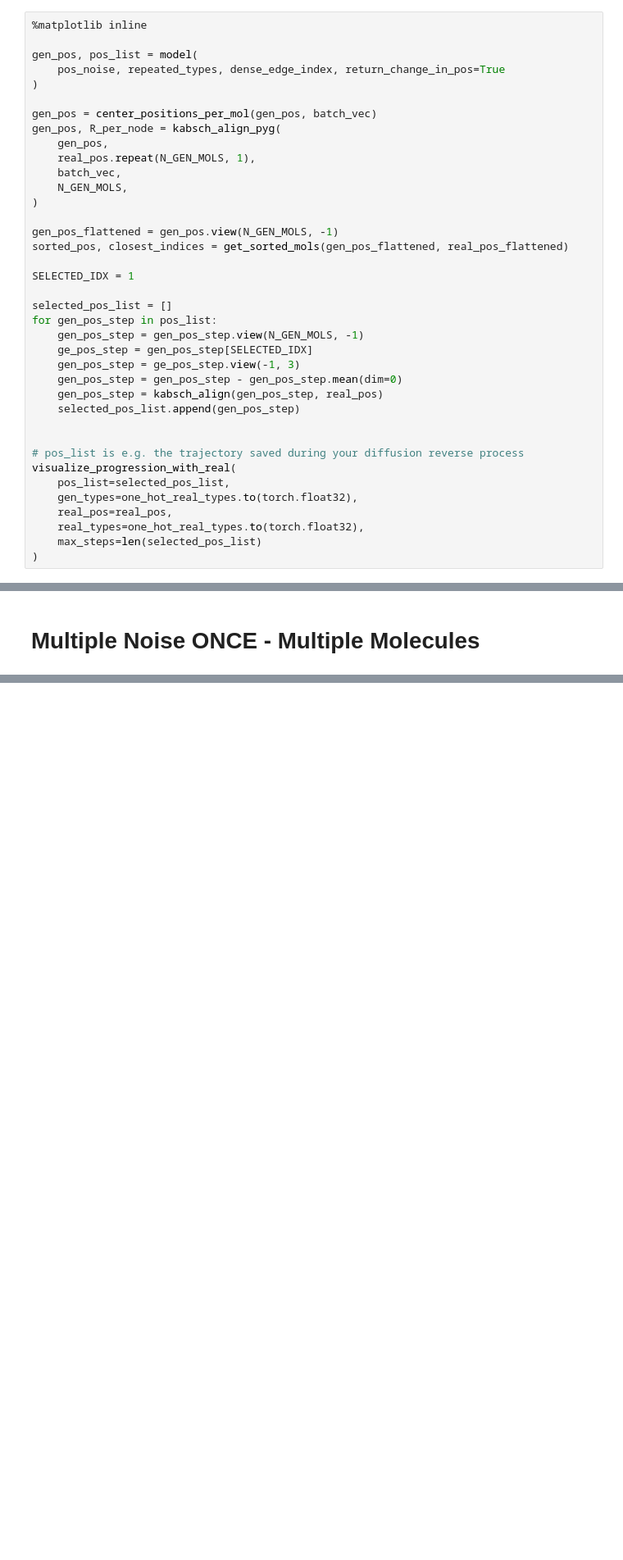
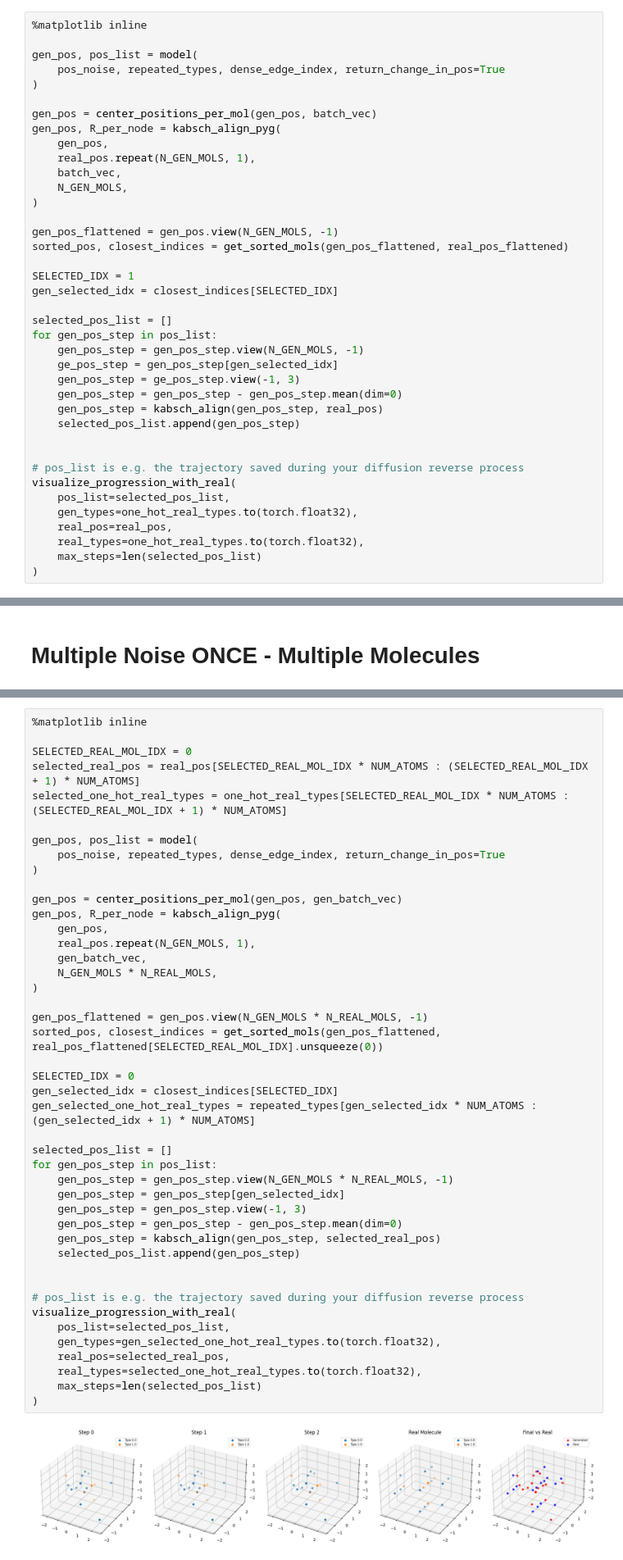
Before and after one commit to edovergna/equi-drifting, a Jupyter notebook: notebooks/only_pos.ipynb, the cells around one changed output, grey strips where cells are left out. Shown at 82% size. Cells and saved outputs as stored; diff of their text form; blank space fills up the shorter version.

```diff
--- a/notebooks/only_pos.ipynb
+++ b/notebooks/only_pos.ipynb
@@ -1022,11 +1023,12 @@ gen_pos_flattened = gen_pos.view(N_GEN_MOLS, -1)
 sorted_pos, closest_indices = get_sorted_mols(gen_pos_flattened, real_pos_flattened)
 
 SELECTED_IDX = 1
+gen_selected_idx = closest_indices[SELECTED_IDX]
 
 selected_pos_list = []
 for gen_pos_step in pos_list:
     gen_pos_step = gen_pos_step.view(N_GEN_MOLS, -1)
-    ge_pos_step = gen_pos_step[SELECTED_IDX]
+    ge_pos_step = gen_pos_step[gen_selected_idx]
     gen_pos_step = ge_pos_step.view(-1, 3)
     gen_pos_step = gen_pos_step - gen_pos_step.mean(dim=0)
     gen_pos_step = kabsch_align(gen_pos_step, real_pos)
@@ -1161,0 +1197,46 @@ plot_loss(loss_list)
+# %%
+%matplotlib inline
+
+SELECTED_REAL_MOL_IDX = 0
+selected_real_pos = real_pos[SELECTED_REAL_MOL_IDX * NUM_ATOMS : (SELECTED_REAL_MOL_IDX + 1) * NUM_ATOMS]
+selected_one_hot_real_types = one_hot_real_types[SELECTED_REAL_MOL_IDX * NUM_ATOMS : (SELECTED_REAL_MOL_IDX + 1) * NUM_ATOMS]
+
+gen_pos, pos_list = model(
+    pos_noise, repeated_types, dense_edge_index, return_change_in_pos=True
+)
+
+gen_pos = center_positions_per_mol(gen_pos, gen_batch_vec)
+gen_pos, R_per_node = kabsch_align_pyg(
+    gen_pos,
+    real_pos.repeat(N_GEN_MOLS, 1),
+    gen_batch_vec,
+    N_GEN_MOLS * N_REAL_MOLS,
+)
+
+gen_pos_flattened = gen_pos.view(N_GEN_MOLS * N_REAL_MOLS, -1)
+sorted_pos, closest_indices = get_sorted_mols(gen_pos_flattened, real_pos_flattened[SELECTED_REAL_MOL_IDX].unsqueeze(0))
+
+SELECTED_IDX = 0
+gen_selected_idx = closest_indices[SELECTED_IDX]
+gen_selected_one_hot_real_types = repeated_types[gen_selected_idx * NUM_ATOMS : (gen_selected_idx + 1) * NUM_ATOMS]
+
+selected_pos_list = []
+for gen_pos_step in pos_list:
+    gen_pos_step = gen_pos_step.view(N_GEN_MOLS * N_REAL_MOLS, -1)
+    gen_pos_step = gen_pos_step[gen_selected_idx]
+    gen_pos_step = gen_pos_step.view(-1, 3)
+    gen_pos_step = gen_pos_step - gen_pos_step.mean(dim=0)
+    gen_pos_step = kabsch_align(gen_pos_step, selected_real_pos)
+    selected_pos_list.append(gen_pos_step)
+
+
+# pos_list is e.g. the trajectory saved during your diffusion reverse process
+visualize_progression_with_real(
+    pos_list=selected_pos_list,
+    gen_types=gen_selected_one_hot_real_types.to(torch.float32),
+    real_pos=selected_real_pos,
+    real_types=selected_one_hot_real_types.to(torch.float32),
+    max_steps=len(selected_pos_list)
+)
+# %% [output]
+[figure, added]
```
Also changed, not shown: parts of 2 cells of this notebook.
